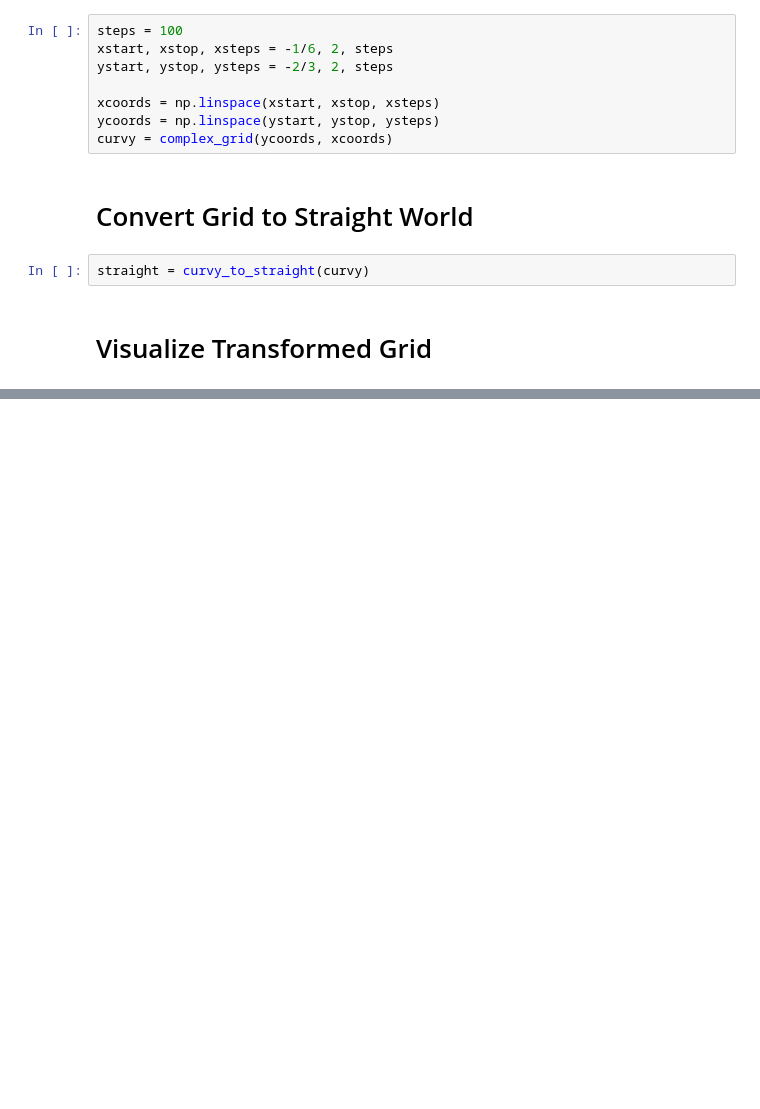
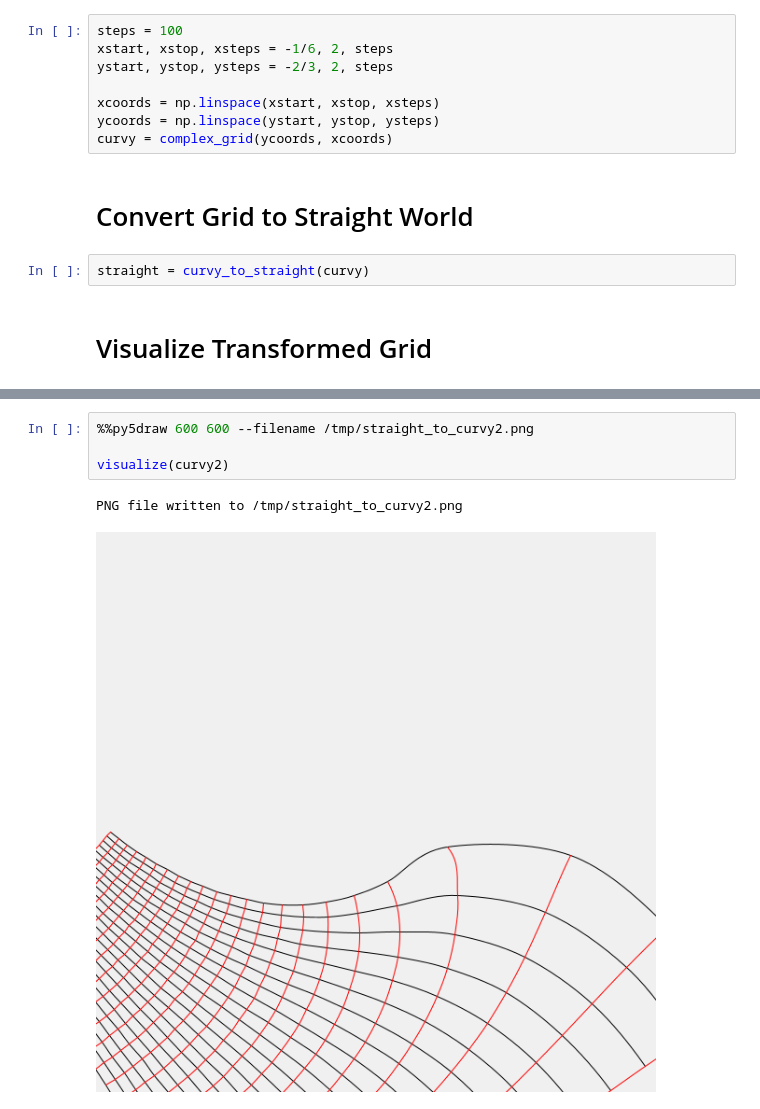
Before and after one commit to lcipolina/escher, a Jupyter notebook: grid/Escher Grid.ipynb, the cells around one changed output, grey strips where cells are left out. Drawn from its saved outputs; the diff is of its cells as text; blank space fills up the shorter version.

```diff
--- a/grid/Escher Grid.ipynb
+++ b/grid/Escher Grid.ipynb
@@ -84,0 +121,7 @@ for y in range(ysize - 3):
+# %%
+%%py5draw 600 600 --filename /tmp/straight_to_curvy2.png
+
+visualize(curvy2)
+# %% [output]
+PNG file written to /tmp/straight_to_curvy2.png
+[figure, added]
```
Also changed, not shown: parts of 9 cells of this notebook.
